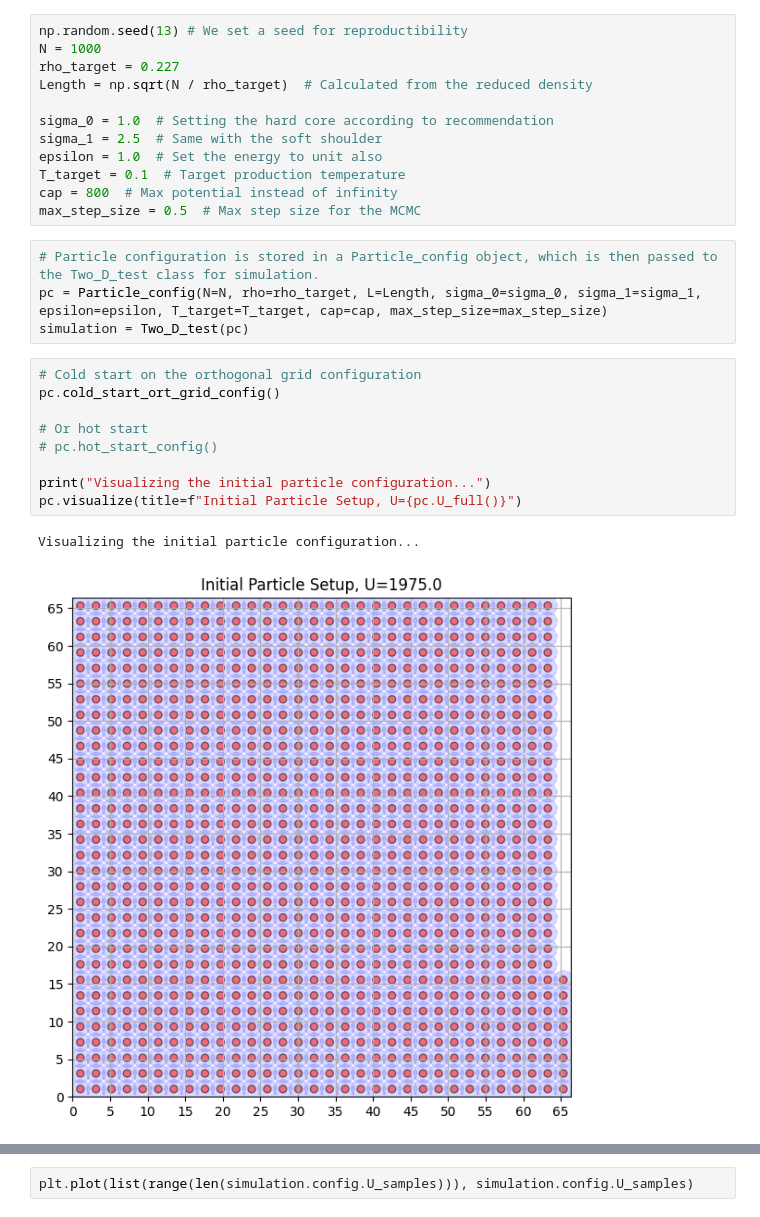
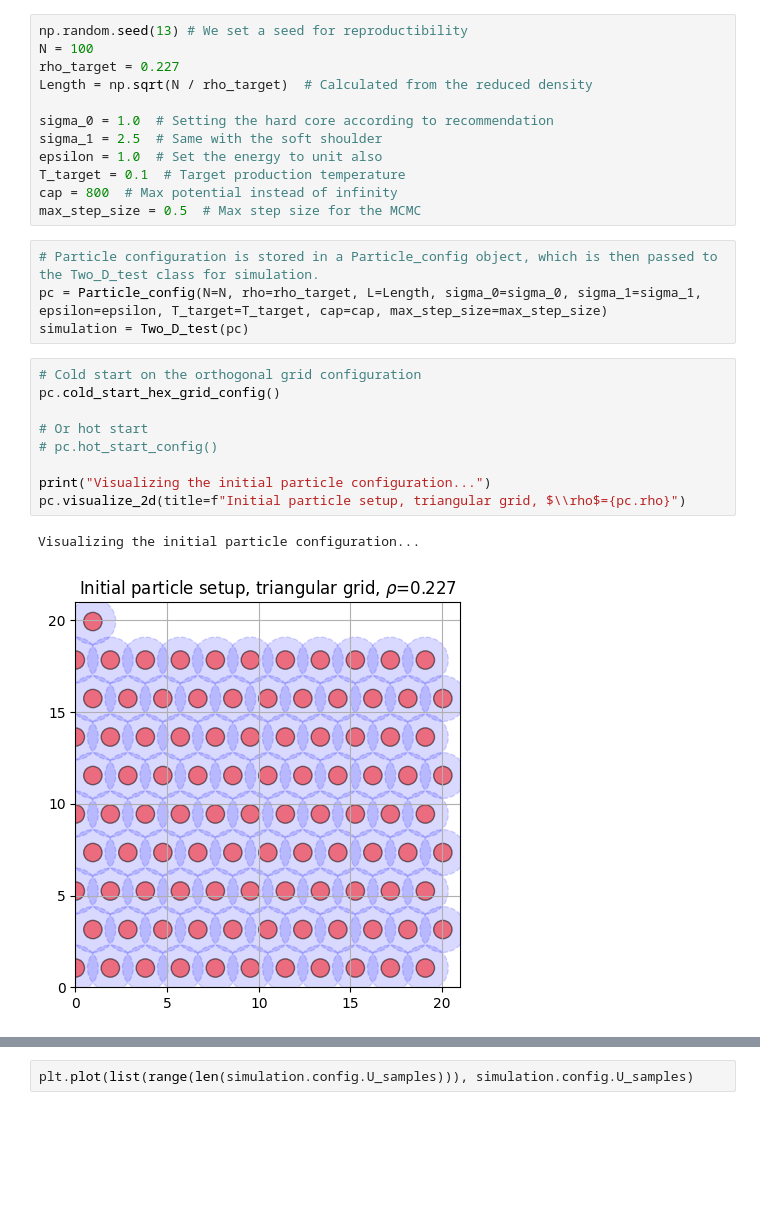
Before and after one commit to kristoftrcek/BERN01_project1, a Jupyter notebook: kristof/simulation_test.ipynb, the cells around one changed output, grey strips where cells are left out. Saved outputs shown, nothing was run; the diff lists cells and outputs as text; blank space fills up the shorter version.

```diff
--- a/kristof/simulation_test.ipynb
+++ b/kristof/simulation_test.ipynb
@@ -4,7 +4,7 @@ import numpy as np
 from matplotlib import pyplot as plt
 # %%
 np.random.seed(13) # We set a seed for reproductibility
-N = 1000
+N = 100
 rho_target = 0.227
 Length = np.sqrt(N / rho_target)  # Calculated from the reduced density
 
@@ -20,16 +20,16 @@ pc = Particle_config(N=N, rho=rho_target, L=Length, sigma_0=sigma_0, sigma_1=sig
 simulation = Two_D_test(pc)
 # %%
 # Cold start on the orthogonal grid configuration
-pc.cold_start_ort_grid_config()
+pc.cold_start_hex_grid_config()
 
 # Or hot start
 # pc.hot_start_config()
 
 print("Visualizing the initial particle configuration...")
-pc.visualize(title=f"Initial Particle Setup, U={pc.U_full()}")
+pc.visualize_2d(title=f"Initial particle setup, triangular grid, $\\rho$={pc.rho}")
 # %% [output]
 Visualizing the initial particle configuration...
-[figure, old version]
+[figure, new version]
 # %%
 simulation.pre_equilibrate(T_high=T_target)
 
```
Also changed, not shown: parts of 2 cells of this notebook, 3 other files.
